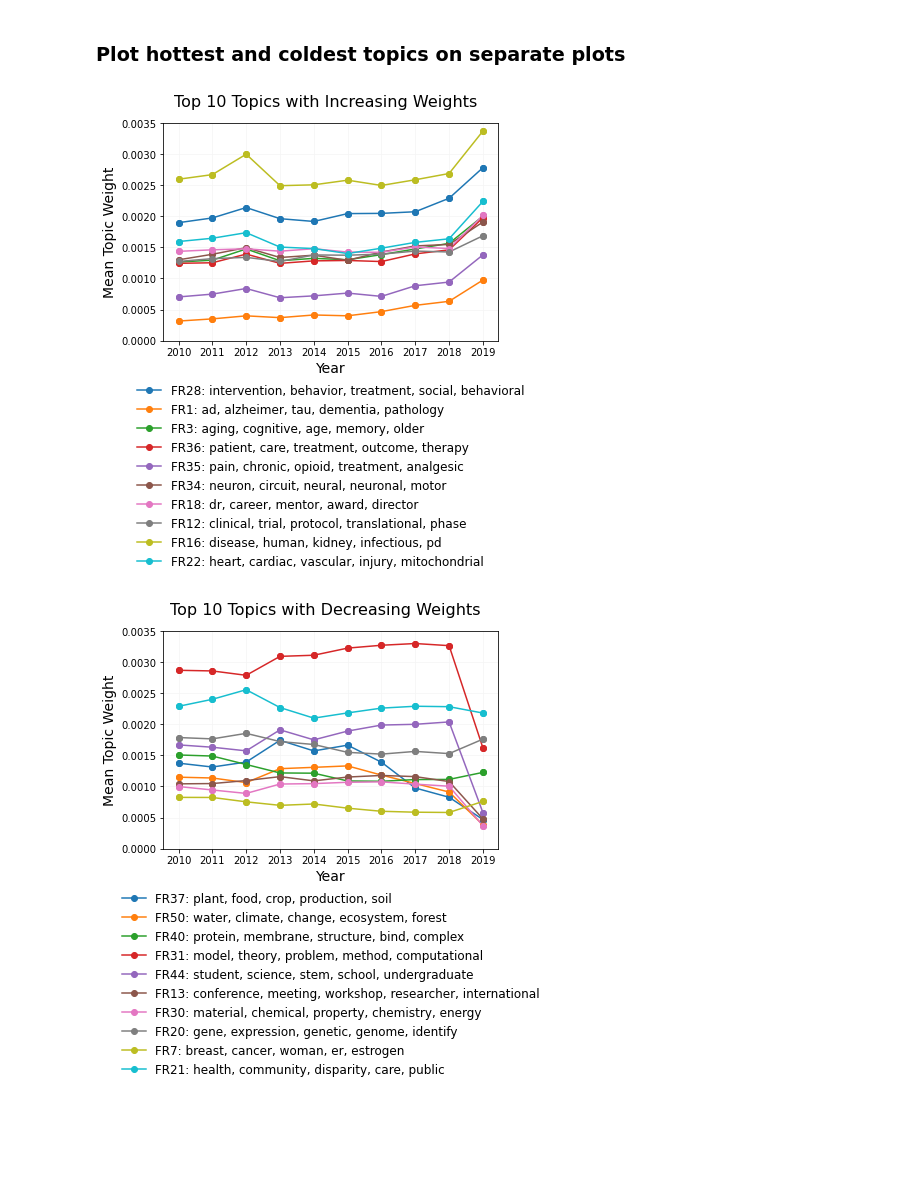
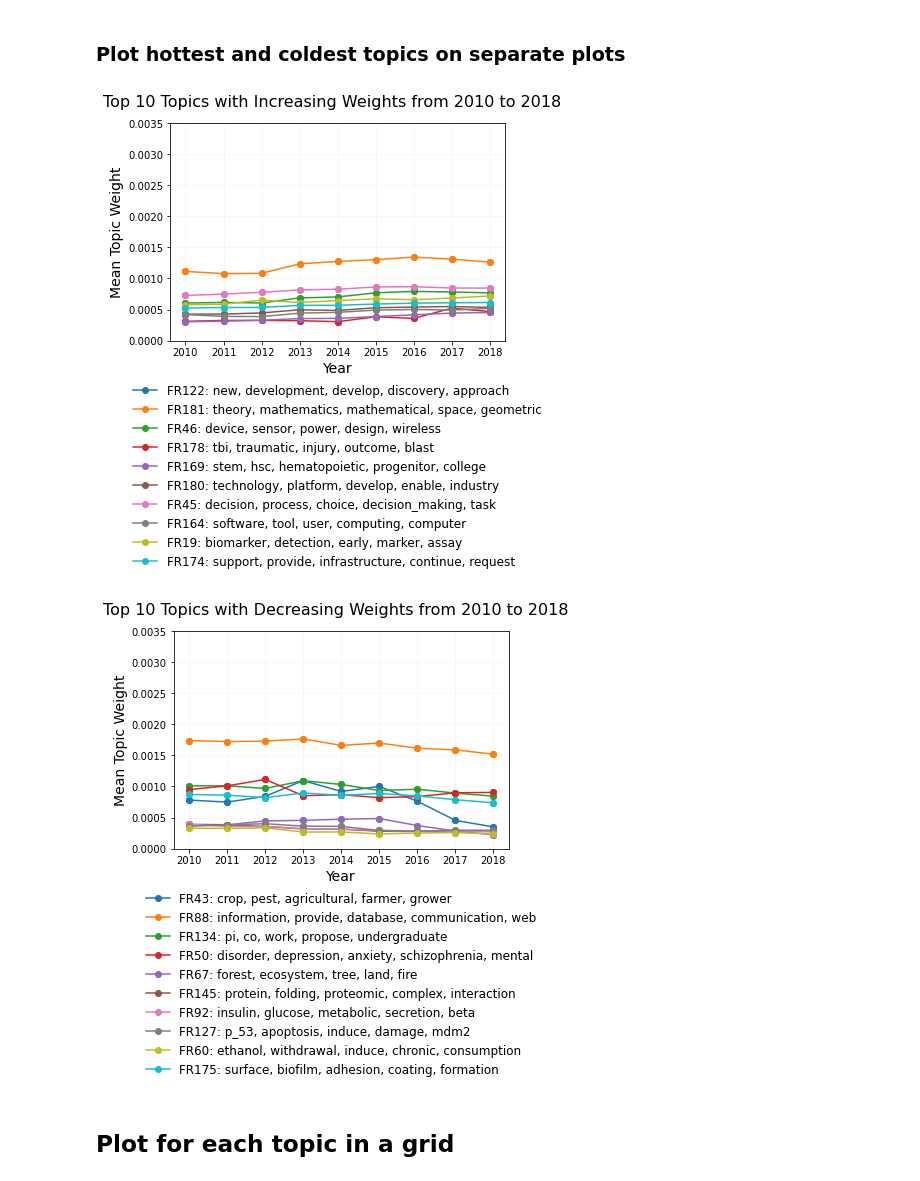
Before and after one commit to uva-bi-sdad/publicrd, a Jupyter notebook: src/Tech-Report/full-results/ET-full-final.ipynb, the cells around one changed output. Saved outputs shown, nothing was run; the diff lists cells and outputs as text; code cells hidden in the pictures; blank space fills up the shorter version.

```diff
--- a/src/Tech-Report/full-results/ET-full-final.ipynb
+++ b/src/Tech-Report/full-results/ET-full-final.ipynb
@@ -127,9 +128,9 @@ tf_idf = tfidf_vectorizer.fit_transform(text)
 #    pickle.dump((doc_topic, topic_term), f)
 # %%
 # read in fit topic model
-num_topics = 50
+num_topics = 200
 
-with open("/project/biocomplexity/sdad/projects_data/ncses/prd/nmf_full_50.pkl", "rb") as f:
+with open("/project/biocomplexity/sdad/projects_data/ncses/prd/Tech-Report/nmf_full_200.pkl", "rb") as f:
     res = pickle.load(f)
 
 doc_topic = res[0]
@@ -191,8 +195,8 @@ topic_frame_se = topic_frame_se.sort_values(by = "START_YEAR")
 topic_frame_se["START_YEAR"] = topic_frame_se["START_YEAR"].astype(int)
 
 topic_wts_se_2010_2019 = topic_frame_se[topic_frame_se["START_YEAR"] > 2009]
-topic_wts_se_2010_2019 = topic_wts_se_2010_2019[topic_wts_se_2010_2019["START_YEAR"] < 2020]
-#topic_wts_se_2010_2019 = topic_wts_se_2010_2019[topic_wts_se_2010_2019["START_YEAR"] < 2019]
+#topic_wts_se_2010_2019 = topic_wts_se_2010_2019[topic_wts_se_2010_2019["START_YEAR"] < 2020]
+topic_wts_se_2010_2019 = topic_wts_se_2010_2019[topic_wts_se_2010_2019["START_YEAR"] < 2019]
 # %%
 topic_frame = topic_frame.groupby("START_YEAR").mean().reset_index()
 topic_frame = topic_frame.sort_values(by = "START_YEAR")
@@ -201,8 +205,8 @@ topic_frame["START_YEAR"] = topic_frame["START_YEAR"].astype(int)
 # filter topic_frame for years 2010 - 2019
 
 topic_wts_2010_2019 = topic_frame[topic_frame["START_YEAR"] > 2009]
-topic_wts_2010_2019 = topic_wts_2010_2019[topic_wts_2010_2019["START_YEAR"] < 2020]
-#topic_wts_2010_2019 = topic_wts_2010_2019[topic_wts_2010_2019["START_YEAR"] < 2019]
+#topic_wts_2010_2019 = topic_wts_2010_2019[topic_wts_2010_2019["START_YEAR"] < 2020]
+topic_wts_2010_2019 = topic_wts_2010_2019[topic_wts_2010_2019["START_YEAR"] < 2019]
 # %%
 # fit OLS and get slope, SE, p-value
 topic_slopes = []
@@ -227,4 +232,6 @@ topic_ols_res = pd.DataFrame(
     })
+# %%
+topic_ols_res = topic_ols_res.reset_index(drop = True)
 # %%
 reg_topics = pd.DataFrame()
 reg_topics["Topic Words"] = str_topics(topic_term, tfidf_vectorizer, top_n = 5)
@@ -259,9 +266,25 @@ bottom_leg_label = [i + ": " + j for i, j in zip(bottom_leg_topic_label, bottom_
 
 color_list = plt.rcParams['axes.prop_cycle'].by_key()['color']
 
+linestyle_tuple = [
+     (0, (1, 10)),
+     (0, (1, 1)),
+
+     (0, (5, 10)),
+     (0, (5, 5)),
+     (0, (5, 1)),
+
+     (0, (3, 10, 1, 10)),
+     (0, (3, 5, 1, 5)),
+     (0, (3, 1, 1, 1)),
+
+     (0, (3, 5, 1, 5, 1, 5)),
+     (0, (3, 10, 1, 10, 1, 10)),
+     (0, (3, 1, 1, 1, 1, 1))]
+
 line_return = []
 fig = plt.figure()
-fig.suptitle('Top 10 Topics with Increasing Weights', fontsize=16)
+fig.suptitle('Top 10 Topics with Increasing Weights from 2010 to 2018', fontsize=16)
 ax = fig.add_subplot(111)
 plt.grid(True, color = "whitesmoke")
 line = [[(0, 0)]]
@@ -275,10 +298,12 @@ for n in top_slopes.index:
     #linear_fit = lm().fit(topic_wts_2010_2019["START_YEAR"].values.reshape(-1,1), topic_wts_2010_2019.iloc[:,n].values.reshape(-1,1))
     #ax.plot(topic_wts_2010_2019["START_YEAR"], (topic_wts_2010_2019["START_YEAR"]*linear_fit.coef_[0][0])+linear_fit.intercept_,linestyle = 'dashed', color = color_list[i])
     ax.plot(topic_wts_2010_2019["START_YEAR"], topic_wts_2010_2019.iloc[:,n+1], '-o', color = color, zorder = zorder)
+    #ax.plot(topic_wts_2010_2019["START_YEAR"], topic_wts_2010_2019.iloc[:,n+1], '-o', color = color, zorder = zorder, linestyle=linestyle_tuple[i])
     ax.errorbar(topic_wts_2010_2019["START_YEAR"], topic_wts_2010_2019.iloc[:,n+1],
-            yerr = np.array(topic_wts_se_2010_2019.iloc[:,n+1]), fmt = "o", color = color, zorder = zorder)
+            yerr = np.array(topic_wts_se_2010_2019.iloc[:,n+1]), fmt = 'o', color = color, zorder = zorder)
     #line_return.append(mcol.LineCollection(2 * line, linestyles=['solid','dashed'], colors=[color_list[i],color_list[i]]))
     line_return.append(mcol.LineCollection(line, linestyles=['solid'], colors=[color]))
+    #line_return.append(mcol.LineCollection(line, linestyles=linestyle_tuple, colors=[color]))
     i+=1
     #leg.append("Topic %d"%(n+1))
 
@@ -297,7 +322,7 @@ lc2 = mcol.LineCollection(2 * line, linestyles=['solid','dashed'], colors=['oran
 
 plt.legend([top_leg_label[x] for x in range(0,len(top_leg_label))], bbox_to_anchor=(0.35, -0.35, 0.3, 0.2),
            loc='upper center', fontsize = 'large', frameon = False)
-plt.savefig("full_increasing_50_topics_2019.png", dpi = 800, bbox_inches = "tight")
+plt.savefig("et_paper/full_increasing_200_topics_2018.png", dpi = 800, bbox_inches = "tight")
 plt.show()
 
 
@@ -308,7 +333,7 @@ plt.show()
 
 line_return = []
 fig = plt.figure()
-fig.suptitle('Top 10 Topics with Decreasing Weights', fontsize=16)
+fig.suptitle('Top 10 Topics with Decreasing Weights from 2010 to 2018', fontsize=16)
 ax = fig.add_subplot(111)
 plt.grid(True, color = "whitesmoke")
 i = 0
@@ -319,34 +344,38 @@ for n in bottom_slopes.index:
         zorder = 10 #20
         color = color_list[i]
     #linear_fit = lm().fit(topic_wts_2010_2019["START_YEAR"].values.reshape(-1,1), topic_wts_2010_2019.iloc[:,n].values.reshape(-1,1))
     #ax.plot(topic_wts_2010_2019["START_YEAR"], (topic_wts_2010_2019["START_YEAR"]*linear_fit.coef_[0][0])+linear_fit.intercept_,linestyle = 'dashed', color = color_list[i+5])
     ax.plot(topic_wts_2010_2019["START_YEAR"], topic_wts_2010_2019.iloc[:,n+1], '-o', color=color, zorder = zorder)
+    #ax.plot(topic_wts_2010_2019["START_YEAR"], topic_wts_2010_2019.iloc[:,n+1], '-o', color=color, zorder = zorder, linestyle=linestyle_tuple[i])
     ax.errorbar(topic_wts_2010_2019["START_YEAR"], topic_wts_2010_2019.iloc[:,n+1],
-            yerr = np.array(topic_wts_se_2010_2019.iloc[:,n+1]), fmt = "o", color=color, zorder = zorder)
+            yerr = np.array(topic_wts_se_2010_2019.iloc[:,n+1]), fmt = 'o', color=color, zorder = zorder)
     #line_return.append(mcol.LineCollection(2 * line, linestyles=['solid','dashed'], colors=[color_list[i+5],color_list[i+5]]))
     line_return.append(mcol.LineCollection(line, linestyles=['solid'], colors=[color]))
+    #line_return.append(mcol.LineCollection(line, linestyles=linestyle_tuple, colors=[color]))
     i+=1
     #leg.append("Topic %d"%(n+1))
 
 plt.xticks(np.arange(topic_wts_2010_2019["START_YEAR"].min(), topic_wts_2010_2019["START_YEAR"].max()+1, 1.0))
 plt.xlabel('Year', fontsize=14)
 plt.ylabel('Mean Topic Weight', fontsize=14)
 plt.ylim(bottom = 0, top = 0.0035)
 #ax.yaxis.set_label_coords(-0.14,0.5)
 
 
 # set up the proxy artist
 lc = mcol.LineCollection(2 * line, linestyles=['solid','dashed'], colors=['blue','blue'])
 lc2 = mcol.LineCollection(2 * line, linestyles=['solid','dashed'], colors=['orange','orange'])
 
 # create the legend
 #plt.legend(line_return, [leg[x-1] for x in bottom_slopes], handler_map={type(line_return[0]): HandlerDashedLines()},
 #          handlelength=2, handleheight=2,bbox_to_anchor=(1.05, 0.7, 0.3, 0.2), loc='upper left')
 
 plt.legend([bottom_leg_label[x] for x in range(0,len(bottom_leg_label))], bbox_to_anchor=(0.35, -0.35, 0.3, 0.2),
            loc='upper center', fontsize = 'large', frameon = False)
-plt.savefig("full_decreasing_50_topics_2019.png", dpi = 800, bbox_inches = "tight")
+plt.savefig("et_paper/full_decreasing_200_topics_2018.png", dpi = 800, bbox_inches = "tight")
 plt.show()
 # %% [output]
-[figure, old version]
+[figure, new version]
-[figure, old version]
+[figure, new version]
+# %% [markdown]
+## Plot for each topic in a grid
```
Also changed, not shown: parts of 9 cells of this notebook.
